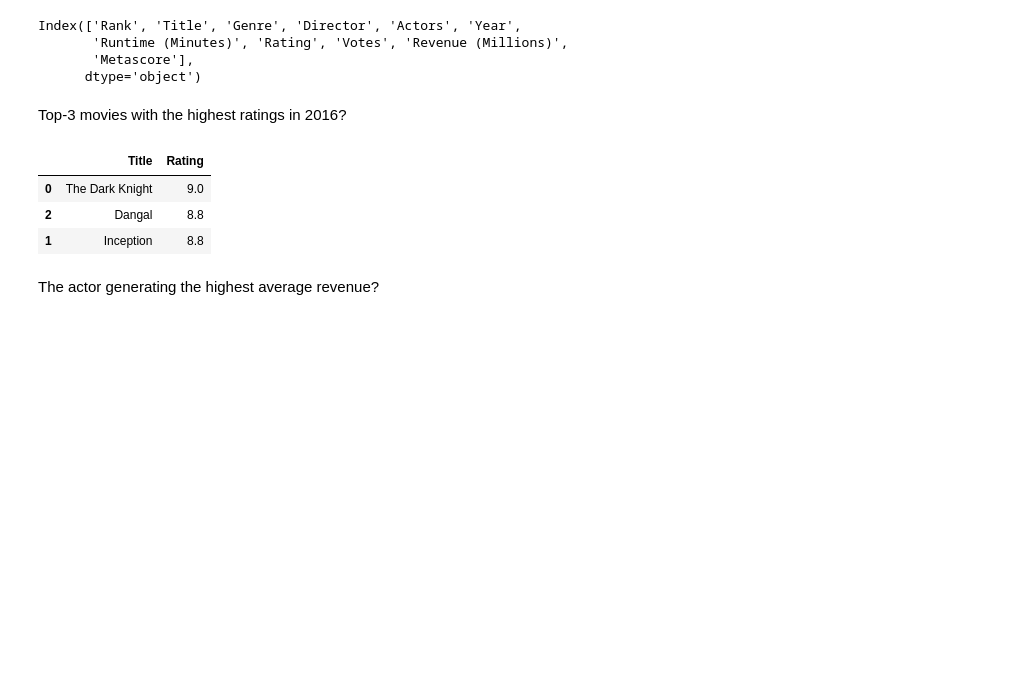
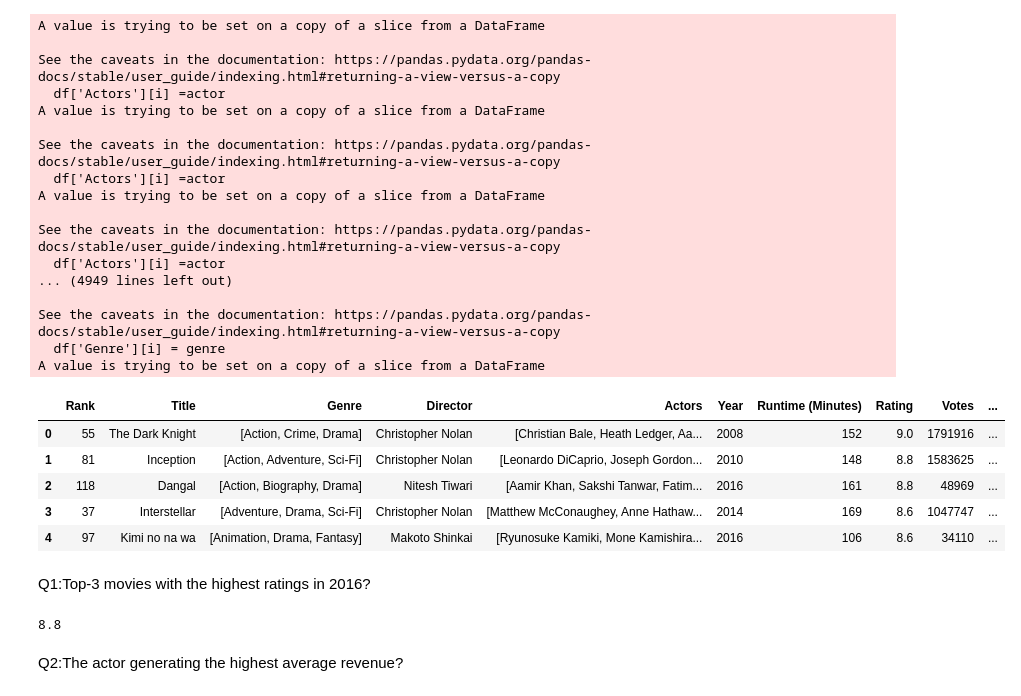
Before and after one commit to Ayukevin/Introduction-to-data-science, a Jupyter notebook: HW2/hw2/hw2_movie.ipynb, the cells around one changed output. Saved outputs shown, nothing was run; the diff lists cells and outputs as text; code cells hidden in the pictures; blank space fills up the shorter version.

```diff
--- a/HW2/hw2/hw2_movie.ipynb
+++ b/HW2/hw2/hw2_movie.ipynb
@@ -1,24 +1,59 @@
-# %%
-import pandas as pd
-df = pd.read_csv('IMDB-Movie-Data.csv')
-df.columns
-# %% [output]
-Index(['Rank', 'Title', 'Genre', 'Director', 'Actors', 'Year',
-       'Runtime (Minutes)', 'Rating', 'Votes', 'Revenue (Millions)',
-       'Metascore'],
-      dtype='object')
+# %%
+import pandas as pd
+df = pd.read_csv('IMDB-Movie-Data.csv')
+
+#預處理：對Actors欄位的字串轉換為list以利後面分析
+for i in range(df.shape[0]):
+    actor = df['Actors'][i].split("|") #分隔線後還有一格，這樣才能取出完整的名稱
+    for j in range(len(actor)):
+        actor[j] = actor[j].strip()
+    df['Actors'][i] =actor
+
+#預處理：對Genre欄位的字串轉換為list以利後面分析
+for i in range(df.shape[0]):
+    genre = df['Genre'][i].split("|") #分隔線後還有一格，這樣才能取出完整的名稱
+    for j in range(len(genre)):
+        genre[j] = genre[j].strip()
+    df['Genre'][i] = genre
+
+df.head()
+# %% [output]
+A value is trying to be set on a copy of a slice from a DataFrame
+
+See the caveats in the documentation: https://pandas.pydata.org/pandas-docs/stable/user_guide/indexing.html#returning-a-view-versus-a-copy
+  df['Actors'][i] =actor
+A value is trying to be set on a copy of a slice from a DataFrame
+
+See the caveats in the documentation: https://pandas.pydata.org/pandas-docs/stable/user_guide/indexing.html#returning-a-view-versus-a-copy
+  df['Actors'][i] =actor
+A value is trying to be set on a copy of a slice from a DataFrame
+
+See the caveats in the documentation: https://pandas.pydata.org/pandas-docs/stable/user_guide/indexing.html#returning-a-view-versus-a-copy
+  df['Actors'][i] =actor
+... (4949 lines left out)
+
+See the caveats in the documentation: https://pandas.pydata.org/pandas-docs/stable/user_guide/indexing.html#returning-a-view-versus-a-copy
+  df['Genre'][i] = genre
+A value is trying to be set on a copy of a slice from a DataFrame
+|  | Rank | Title | Genre | Director | Actors | Year | Runtime (Minutes) | Rating | Votes | ... |
+| 0 | 55 | The Dark Knight | [Action, Crime, Drama] | Christopher Nolan | [Christian Bale, Heath Ledger, Aa... | 2008 | 152 | 9.0 | 1791916 | ... |
+| 1 | 81 | Inception | [Action, Adventure, Sci-Fi] | Christopher Nolan | [Leonardo DiCaprio, Joseph Gordon... | 2010 | 148 | 8.8 | 1583625 | ... |
+| 2 | 118 | Dangal | [Action, Biography, Drama] | Nitesh Tiwari | [Aamir Khan, Sakshi Tanwar, Fatim... | 2016 | 161 | 8.8 | 48969 | ... |
+| 3 | 37 | Interstellar | [Adventure, Drama, Sci-Fi] | Christopher Nolan | [Matthew McConaughey, Anne Hathaw... | 2014 | 169 | 8.6 | 1047747 | ... |
+| 4 | 97 | Kimi no na wa | [Animation, Drama, Fantasy] | Makoto Shinkai | [Ryunosuke Kamiki, Mone Kamishira... | 2016 | 106 | 8.6 | 34110 | ... |
 # %% [markdown]
-Top‐3 movies with the highest ratings in 2016?
+Q1:Top‐3 movies with the highest ratings in 2016?
 # %%
 temp = df.loc[:,['Title','Rating']]
-temp.sort_values(by='Rating',ascending=False)[0:3]
+df_sort = temp.sort_values(by='Rating',ascending=False)
+
+top3 = df_sort['Rating'].iloc[2]
+df_sort[df_sort['Rating'] >= top3]
+print(top3)
 # %% [output]
-|  | Title | Rating |
-| 0 | The Dark Knight | 9.0 |
-| 2 | Dangal | 8.8 |
-| 1 | Inception | 8.8 |
+8.8
 # %% [markdown]
-The actor generating the highest average revenue?
+Q2:The actor generating the highest average revenue?
 # %%
 df['Revenue (Millions)'].fillna(0,inplace=True)
 temp = {}
```
Also changed, not shown: parts of 12 cells of this notebook.
